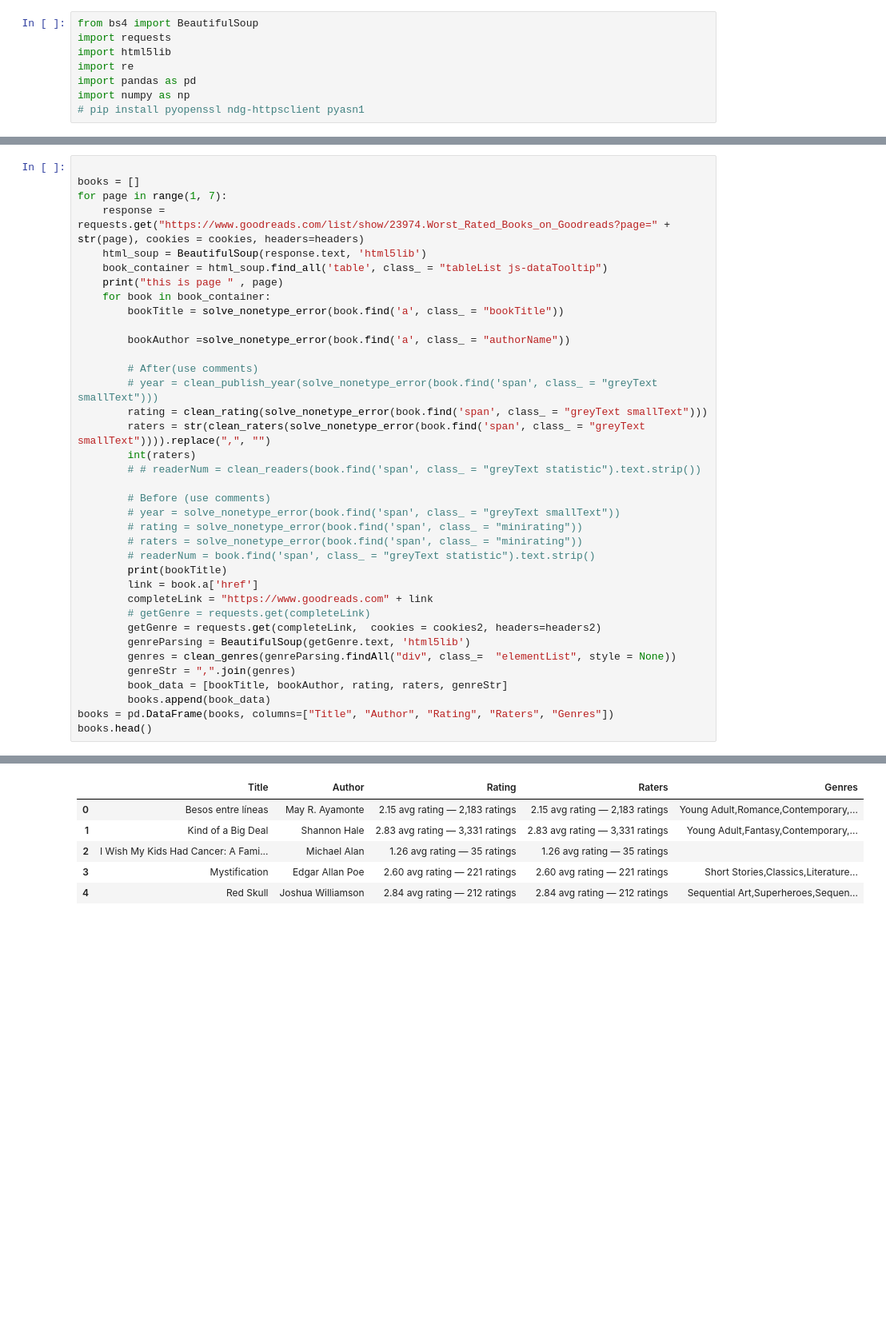
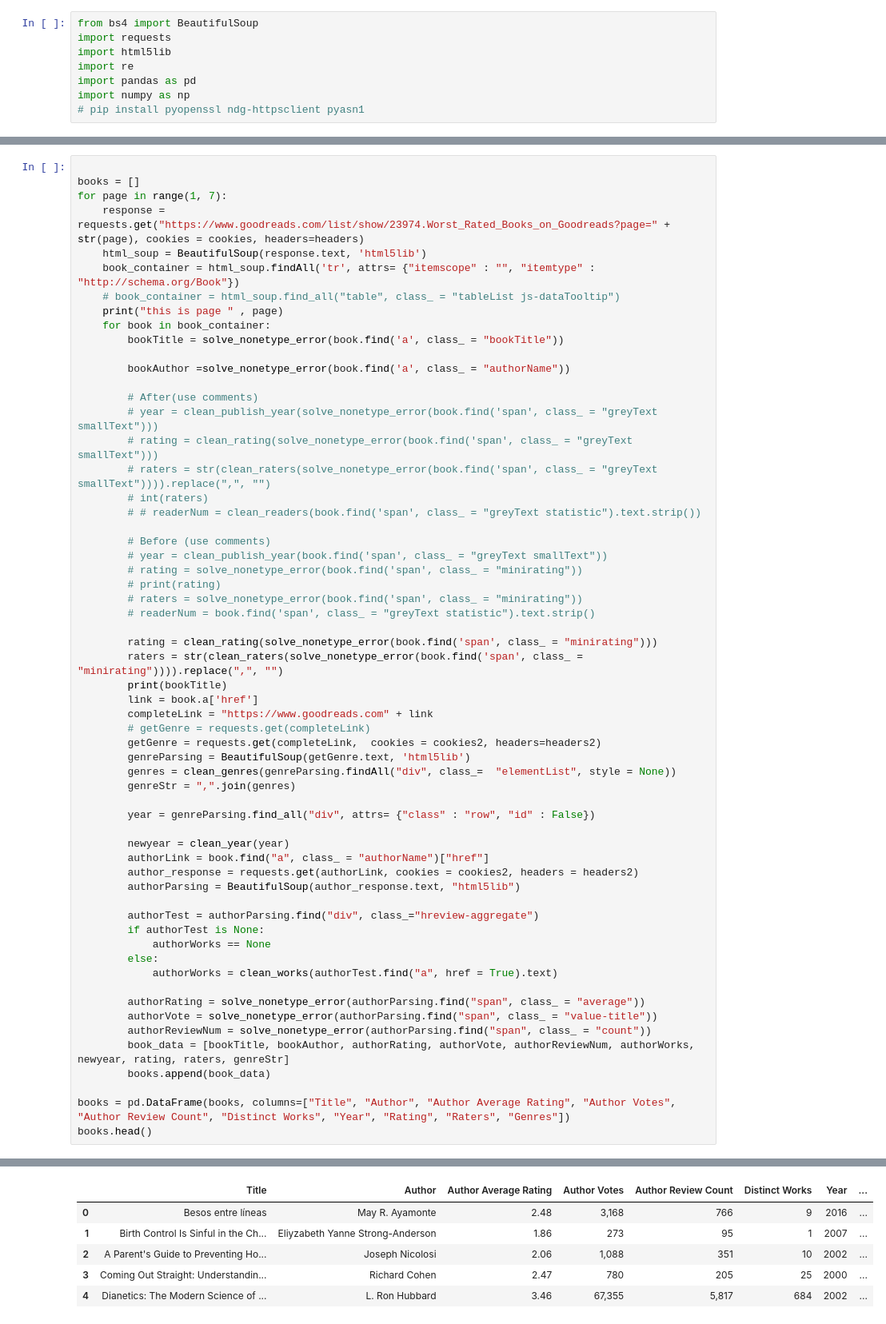
Before and after one commit to steph45607/DS-Final-Project, a Jupyter notebook: GetBookInfoAll.ipynb, the cells around one changed output, grey strips where cells are left out. Shown at 80% size. Cells and saved outputs as stored; diff of their text form; blank space fills up the shorter version.

Commit message:
scrape worst books year and author

```diff
--- a/GetBookInfoAll.ipynb
+++ b/GetBookInfoAll.ipynb
@@ -125,7 +155,8 @@ books = []
 for page in range(1, 7):
     response = requests.get("https://www.goodreads.com/list/show/23974.Worst_Rated_Books_on_Goodreads?page=" + str(page), cookies = cookies, headers=headers)
     html_soup = BeautifulSoup(response.text, 'html5lib')
-    book_container = html_soup.find_all('table', class_ = "tableList js-dataTooltip")
+    book_container = html_soup.findAll('tr', attrs= {"itemscope" : "", "itemtype" : "http://schema.org/Book"})
+    # book_container = html_soup.find_all("table", class_ = "tableList js-dataTooltip")
     print("this is page " , page)
     for book in book_container:
         bookTitle = solve_nonetype_error(book.find('a', class_ = "bookTitle"))
@@ -134,16 +165,20 @@ for page in range(1, 7):
 
         # After(use comments)
         # year = clean_publish_year(solve_nonetype_error(book.find('span', class_ = "greyText smallText")))
-        rating = clean_rating(solve_nonetype_error(book.find('span', class_ = "greyText smallText")))
-        raters = str(clean_raters(solve_nonetype_error(book.find('span', class_ = "greyText smallText")))).replace(",", "")
-        int(raters)
+        # rating = clean_rating(solve_nonetype_error(book.find('span', class_ = "greyText smallText")))
+        # raters = str(clean_raters(solve_nonetype_error(book.find('span', class_ = "greyText smallText")))).replace(",", "")
+        # int(raters)
         # # readerNum = clean_readers(book.find('span', class_ = "greyText statistic").text.strip())
 
         # Before (use comments)
-        # year = solve_nonetype_error(book.find('span', class_ = "greyText smallText"))
+        # year = clean_publish_year(book.find('span', class_ = "greyText smallText"))
         # rating = solve_nonetype_error(book.find('span', class_ = "minirating"))
+        # print(rating)
         # raters = solve_nonetype_error(book.find('span', class_ = "minirating"))
         # readerNum = book.find('span', class_ = "greyText statistic").text.strip()
+
+        rating = clean_rating(solve_nonetype_error(book.find('span', class_ = "minirating")))
+        raters = str(clean_raters(solve_nonetype_error(book.find('span', class_ = "minirating")))).replace(",", "")
         print(bookTitle)
         link = book.a['href']
         completeLink = "https://www.goodreads.com" + link
@@ -152,9 +187,27 @@ for page in range(1, 7):
         genreParsing = BeautifulSoup(getGenre.text, 'html5lib')
         genres = clean_genres(genreParsing.findAll("div", class_=  "elementList", style = None))
         genreStr = ",".join(genres)
-        book_data = [bookTitle, bookAuthor, rating, raters, genreStr]
+
+        year = genreParsing.find_all("div", attrs= {"class" : "row", "id" : False})
+
+        newyear = clean_year(year)
+        authorLink = book.find("a", class_ = "authorName")["href"]
+        author_response = requests.get(authorLink, cookies = cookies2, headers = headers2)
+        authorParsing = BeautifulSoup(author_response.text, "html5lib")
+
+        authorTest = authorParsing.find("div", class_="hreview-aggregate")
+        if authorTest is None:
+            authorWorks == None
+        else:
+            authorWorks = clean_works(authorTest.find("a", href = True).text)
+
+        authorRating = solve_nonetype_error(authorParsing.find("span", class_ = "average"))
+        authorVote = solve_nonetype_error(authorParsing.find("span", class_ = "value-title"))
+        authorReviewNum = solve_nonetype_error(authorParsing.find("span", class_ = "count"))
+        book_data = [bookTitle, bookAuthor, authorRating, authorVote, authorReviewNum, authorWorks, newyear, rating, raters, genreStr]
         books.append(book_data)
-books = pd.DataFrame(books, columns=["Title", "Author", "Rating", "Raters", "Genres"])
+
+books = pd.DataFrame(books, columns=["Title", "Author", "Author Average Rating", "Author Votes", "Author Review Count", "Distinct Works", "Year", "Rating", "Raters", "Genres"])
 books.head()
 # %% [output]
 this is page  1
@@ -172,7 +230,7 @@ The Astor Orphan: A Memoir
-|  | Title | Author | Rating | Raters | Genres |
-| 0 | Besos entre líneas | May R. Ayamonte | 2.15 avg rating — 2,183 ratings | 2.15 avg rating — 2,183 ratings | Young Adult,Romance,Contemporary,... |
-| 1 | Kind of a Big Deal | Shannon Hale | 2.83 avg rating — 3,331 ratings | 2.83 avg rating — 3,331 ratings | Young Adult,Fantasy,Contemporary,... |
-| 2 | I Wish My Kids Had Cancer: A Fami... | Michael Alan | 1.26 avg rating — 35 ratings | 1.26 avg rating — 35 ratings |  |
-| 3 | Mystification | Edgar Allan Poe | 2.60 avg rating — 221 ratings | 2.60 avg rating — 221 ratings | Short Stories,Classics,Literature... |
-| 4 | Red Skull | Joshua Williamson | 2.84 avg rating — 212 ratings | 2.84 avg rating — 212 ratings | Sequential Art,Superheroes,Sequen... |
+|  | Title | Author | Author Average Rating | Author Votes | Author Review Count | Distinct Works | Year | ... |
+| 0 | Besos entre líneas | May R. Ayamonte | 2.48 | 3,168 | 766 | 9 | 2016 | ... |
+| 1 | Birth Control Is Sinful in the Ch... | Eliyzabeth Yanne Strong-Anderson | 1.86 | 273 | 95 | 1 | 2007 | ... |
+| 2 | A Parent's Guide to Preventing Ho... | Joseph Nicolosi | 2.06 | 1,088 | 351 | 10 | 2002 | ... |
+| 3 | Coming Out Straight: Understandin... | Richard Cohen | 2.47 | 780 | 205 | 25 | 2000 | ... |
+| 4 | Dianetics: The Modern Science of ... | L. Ron Hubbard | 3.46 | 67,355 | 5,817 | 684 | 2002 | ... |
 # %%
```
Also changed, not shown: parts of 7 cells of this notebook, 3 other files.
